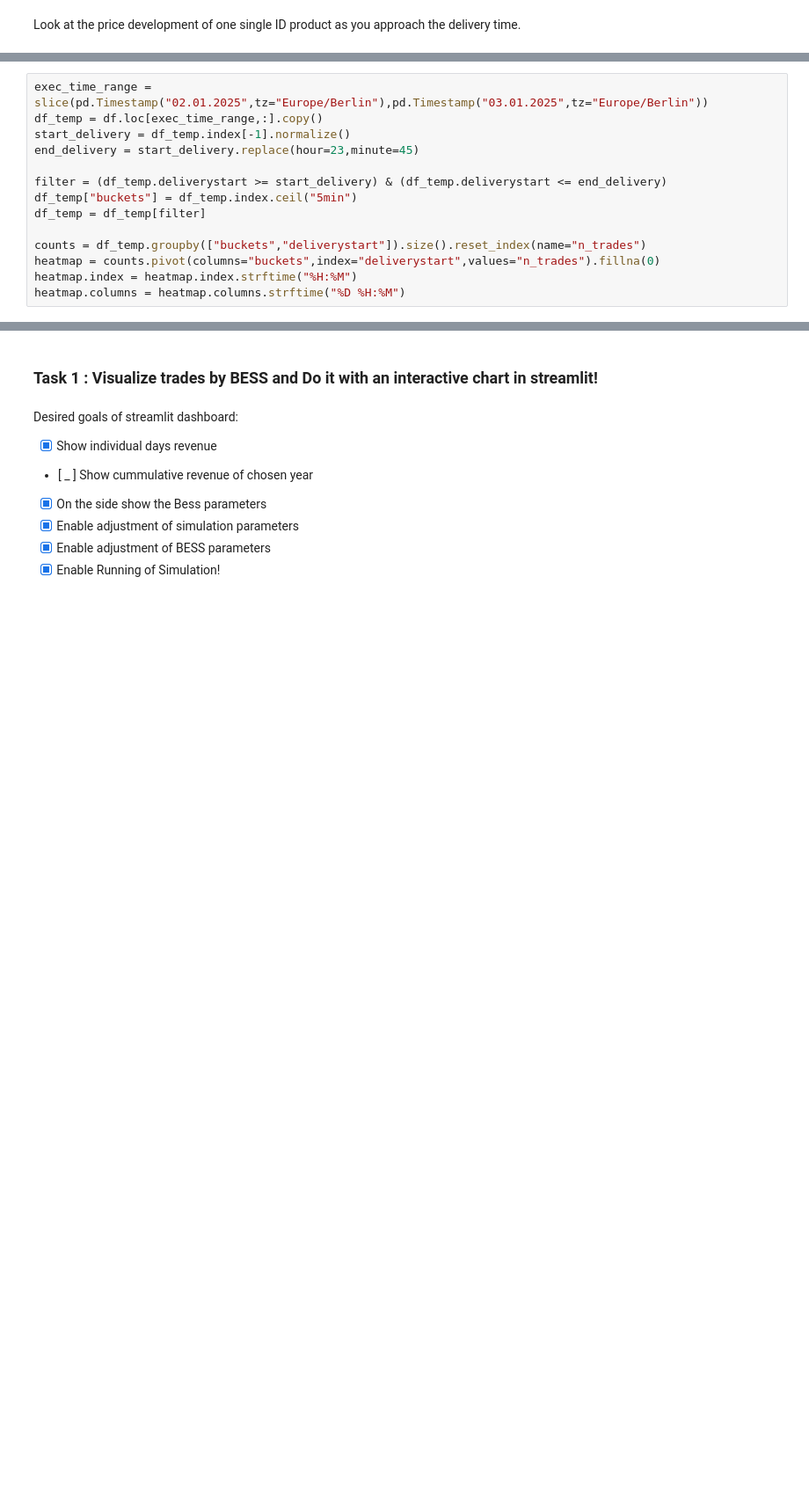
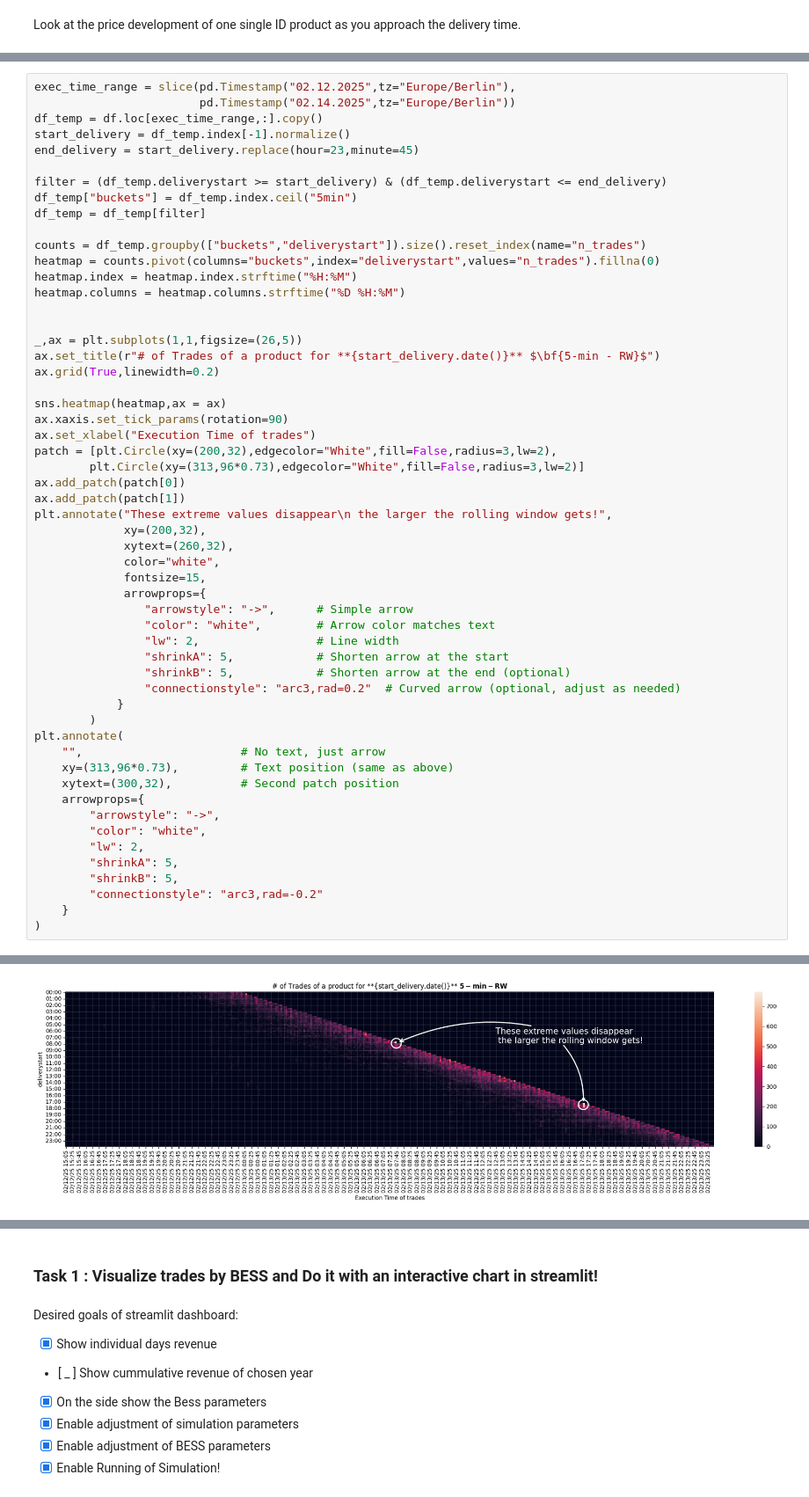
Before and after one commit to ub1999/Rolling-Intrinsic-BESS-Intraday-Trading, a Jupyter notebook: Code/Rolling Intrinsic/EDA.ipynb, the cells around one changed output, grey strips where cells are left out. Shown: that part at 88% size. Drawn from its saved outputs; the diff is of its cells as text; blank space fills up the shorter version.

```diff
--- a/Code/Rolling Intrinsic/EDA.ipynb
+++ b/Code/Rolling Intrinsic/EDA.ipynb
@@ -34,5 +36,6 @@ Timestamp('2025-02-28 00:00:00+0100', tz='Europe/Berlin')
 # %%
-exec_time_range = slice(pd.Timestamp("02.01.2025",tz="Europe/Berlin"),pd.Timestamp("03.01.2025",tz="Europe/Berlin"))
+exec_time_range = slice(pd.Timestamp("02.12.2025",tz="Europe/Berlin"),
+                        pd.Timestamp("02.14.2025",tz="Europe/Berlin"))
 df_temp = df.loc[exec_time_range,:].copy()
 start_delivery = df_temp.index[-1].normalize()
 end_delivery = start_delivery.replace(hour=23,minute=45)
@@ -45,3 +48,44 @@ counts = df_temp.groupby(["buckets","deliverystart"]).size().reset_index(name="n
 heatmap = counts.pivot(columns="buckets",index="deliverystart",values="n_trades").fillna(0)
 heatmap.index = heatmap.index.strftime("%H:%M")
 heatmap.columns = heatmap.columns.strftime("%D %H:%M")
+
+
+_,ax = plt.subplots(1,1,figsize=(26,5))
+ax.set_title(r"# of Trades of a product for **{start_delivery.date()}** $\bf{5-min - RW}$")
+ax.grid(True,linewidth=0.2)
+
+sns.heatmap(heatmap,ax = ax)
+ax.xaxis.set_tick_params(rotation=90)
+ax.set_xlabel("Execution Time of trades")
+patch = [plt.Circle(xy=(200,32),edgecolor="White",fill=False,radius=3,lw=2),
+        plt.Circle(xy=(313,96*0.73),edgecolor="White",fill=False,radius=3,lw=2)]
+ax.add_patch(patch[0])
+ax.add_patch(patch[1])
+plt.annotate("These extreme values disappear\n the larger the rolling window gets!",
+             xy=(200,32),
+             xytext=(260,32),
+             color="white",
+             fontsize=15,
+             arrowprops={
+                "arrowstyle": "->",      # Simple arrow
+                "color": "white",        # Arrow color matches text
+                "lw": 2,                 # Line width
+                "shrinkA": 5,            # Shorten arrow at the start
+                "shrinkB": 5,            # Shorten arrow at the end (optional)
+                "connectionstyle": "arc3,rad=0.2"  # Curved arrow (optional, adjust as needed)
+            }
+        )
+plt.annotate(
+    "",                       # No text, just arrow
+    xy=(313,96*0.73),         # Text position (same as above)
+    xytext=(300,32),          # Second patch position
+    arrowprops={
+        "arrowstyle": "->",
+        "color": "white",
+        "lw": 2,
+        "shrinkA": 5,
+        "shrinkB": 5,
+        "connectionstyle": "arc3,rad=-0.2"
+    }
+)
+# %% [output]
@@ -47,0 +93 @@ heatmap.columns = heatmap.columns.strftime("%D %H:%M")
+[figure, added]
```
Also changed, not shown: parts of 20 cells of this notebook, 2 other files.
